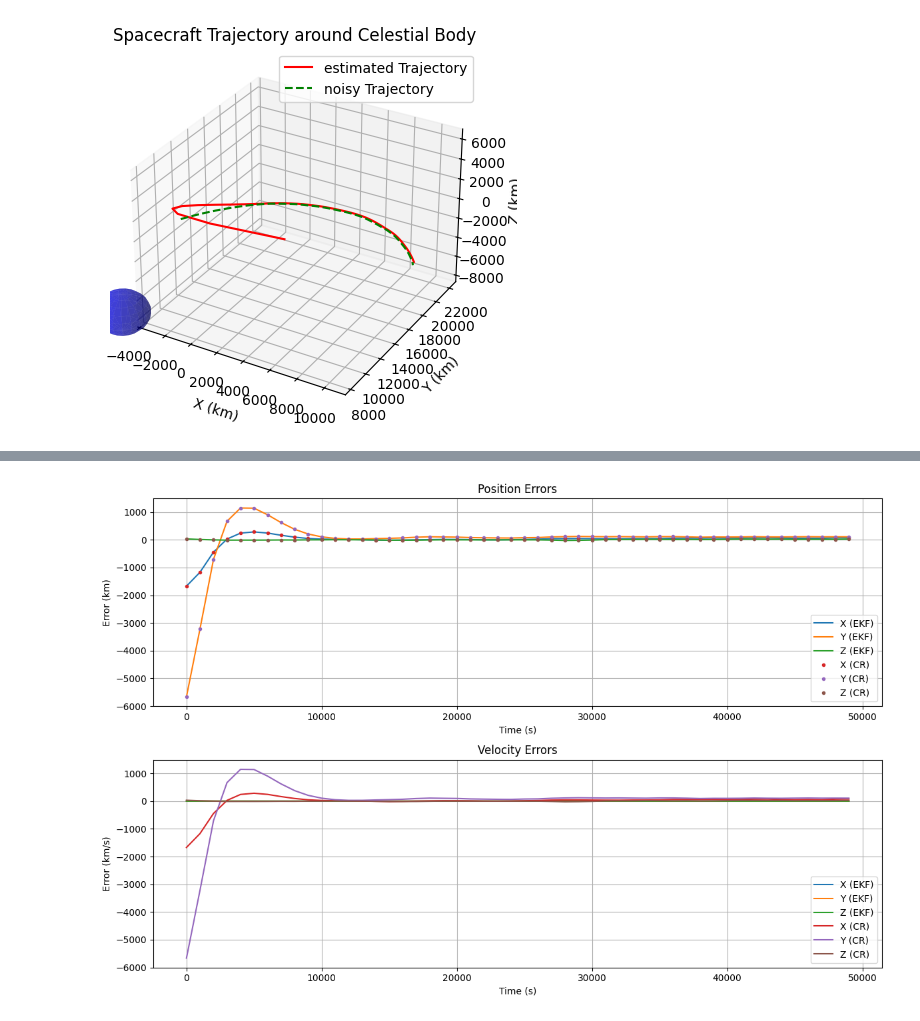
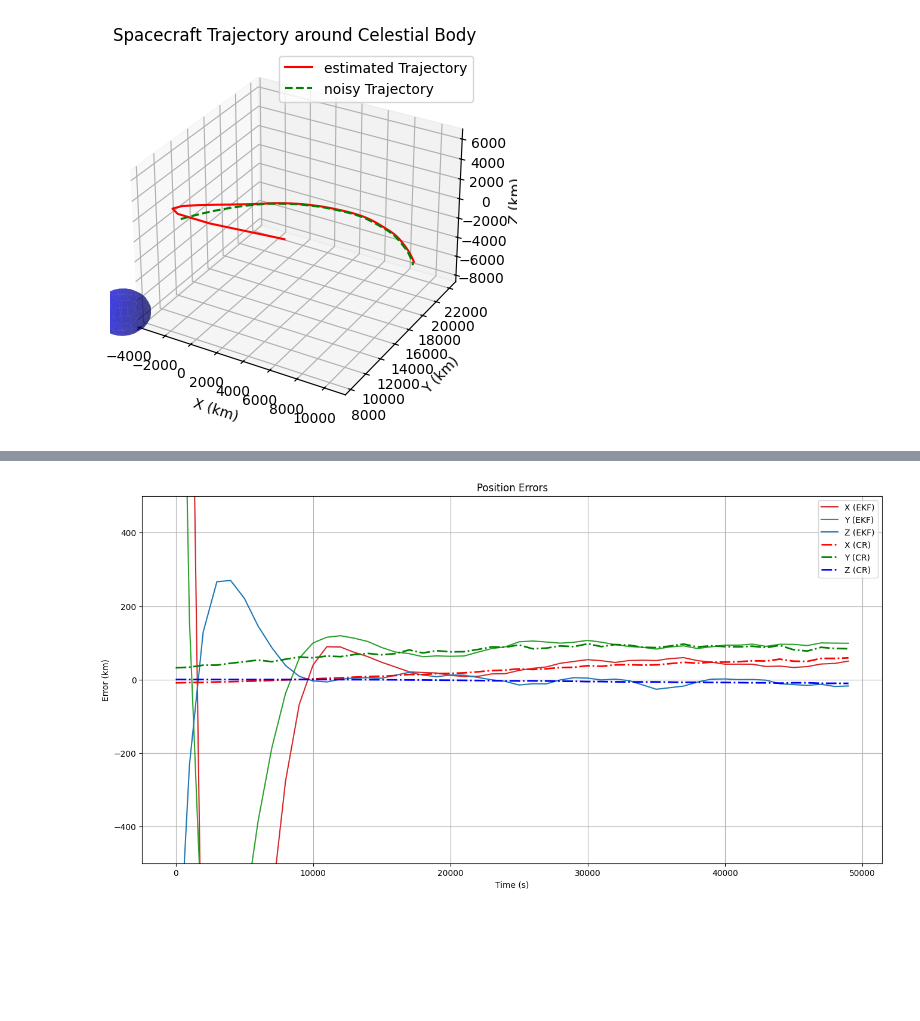
Before and after one commit to colin-skinner/horizon-op-nav, a Jupyter notebook: notebooks/InterfaceTester2.ipynb, the cells around one changed output, grey strips where cells are left out. Saved outputs shown, nothing was run; the diff lists cells and outputs as text; code cells hidden in the pictures; blank space fills up the shorter version.

```diff
--- a/notebooks/InterfaceTester2.ipynb
+++ b/notebooks/InterfaceTester2.ipynb
@@ -242,16 +243,19 @@ central_body_mass = MOON_MU / G  # kg, derived from MOON_MU / G
 ekf = SatEKF(Q, R, dt, mu0, sigma0, central_body_mass)
 # %%
 print(f"{state_0=}")
-states_perfect = [state]
-states_noisy = [state + noise(Q)]
+states_perfect = []
+states_noisy = []
 
-state_clean = states_perfect[0]
-state_noisy = states_noisy[0]
+state_clean = state
+state_noisy = state + noise(Q)
 
 t = 0
 
 # get noisy trajectory for EKF testing
 for i in range(N):
+    states_perfect.append(state_clean)
+    states_noisy.append(state_noisy)
+
     # Perfect trajectory (for comparison)
     state_next_clean = ekf.f_func(state_clean)
 
@@ -437,40 +441,45 @@ ValueError: x and y must have same first dimension, but have shapes (50,) and (5
 # %%
 EKF_err = mus - states_noisy
-CR_err = mus - states_noisy
-
-plt.figure(figsize=(12, 8))
+CR_err = (-rp_est_CR) - states_noisy[:,:3]
 
 
-plt.subplot(2, 1, 1)
+
+plt.figure(figsize=(16, 8))
+
+
+# plt.subplot(2, 1, 1)
 plt.title("Position Errors")
-plt.plot(ts, EKF_err[:,0], label='X (EKF)')
-plt.plot(ts, EKF_err[:,1], label='Y (EKF)')
-plt.plot(ts, EKF_err[:,2], label='Z (EKF)')
-plt.plot(ts, CR_err[:,0], "-", label='X (CR)')
-plt.plot(ts, CR_err[:,1], "-", label='Y (CR)')
-plt.plot(ts, CR_err[:,2], "-", label='Z (CR)')
+plt.plot(ts, EKF_err[:,0], label='X (EKF)', color="tab:red")
+plt.plot(ts, EKF_err[:,1], label='Y (EKF)', color="tab:green")
+plt.plot(ts, EKF_err[:,2], label='Z (EKF)', color="tab:blue")
+plt.plot(ts, CR_err[:,0], "-.", label='X (CR)', color="red", linewidth=2)
+plt.plot(ts, CR_err[:,1], "-.", label='Y (CR)', color="green", linewidth=2)
+plt.plot(ts, CR_err[:,2], "-.", label='Z (CR)', color="blue", linewidth=2)
 plt.xlabel('Time (s)')
 plt.ylabel('Error (km)')
+plt.ylim(-500, 500)
 plt.grid(True)
 plt.legend()
+plt.show()
 
-plt.subplot(2, 1, 2)
-plt.title("Velocity Errors")
-plt.plot(ts, EKF_err[:,3], label='X (EKF)')
-plt.plot(ts, EKF_err[:,4], label='Y (EKF)')
-plt.plot(ts, EKF_err[:,5], label='Z (EKF)')
-plt.plot(ts, CR_err[:,0], label='X (CR)')
-plt.plot(ts, CR_err[:,1], label='Y (CR)')
-plt.plot(ts, CR_err[:,2], label='Z (CR)')
-plt.xlabel('Time (s)')
-plt.ylabel('Error (km/s)')
-plt.legend()
-plt.grid(True)
 
-plt.tight_layout()
+# # plt.subplot(2, 1, 2)
+# plt.title("Velocity Errors")
+# plt.plot(ts, EKF_err[:,3], label='X (EKF)')
+# plt.plot(ts, EKF_err[:,4], label='Y (EKF)')
+# plt.plot(ts, EKF_err[:,5], label='Z (EKF)')
+# plt.plot(ts, CR_err[:,0], "-.", label='X (CR)')
+# plt.plot(ts, CR_err[:,1], "-.", label='Y (CR)')
+# plt.plot(ts, CR_err[:,2], "-.", label='Z (CR)')
+# plt.xlabel('Time (s)')
+# plt.ylabel('Error (km/s)')
+# plt.legend()
+# plt.grid(True)
+
+# plt.tight_layout()
 plt.show()
 # %% [output]
-[figure, old version]
+[figure, new version]
 # %%
 rp_est_CR_norm = np.apply_along_axis(np.linalg.norm, 1, rp_est_CR[:,:3])
 rp_est_EKF_norm = np.apply_along_axis(np.linalg.norm, 1, mus[:,:3])
```
Also changed, not shown: parts of 3 cells of this notebook.
